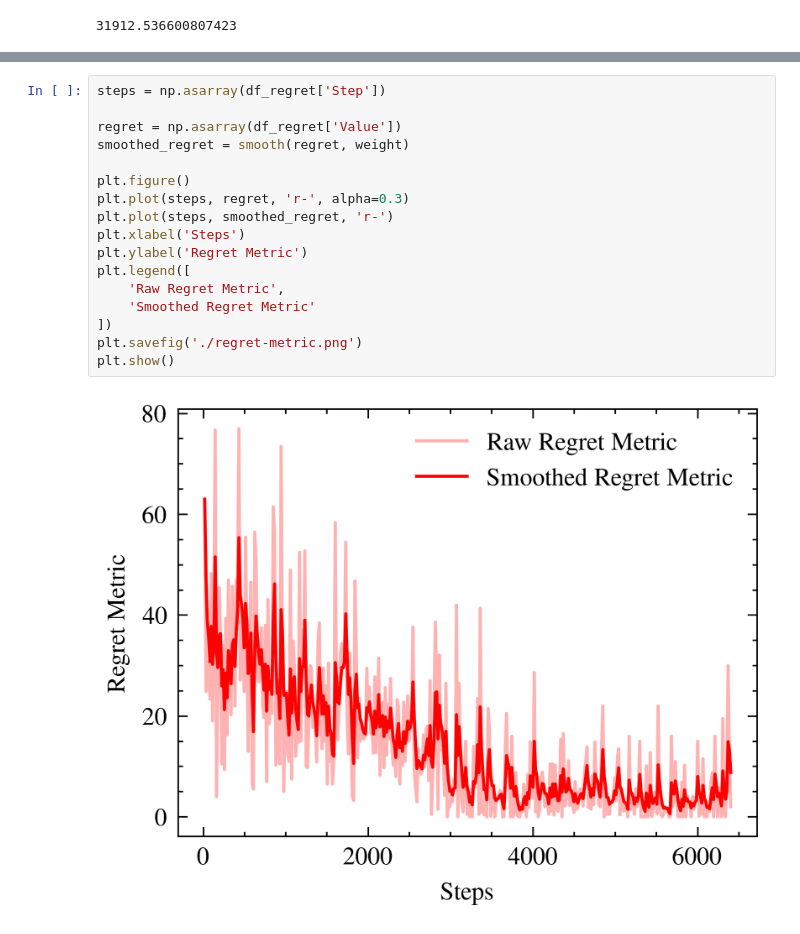
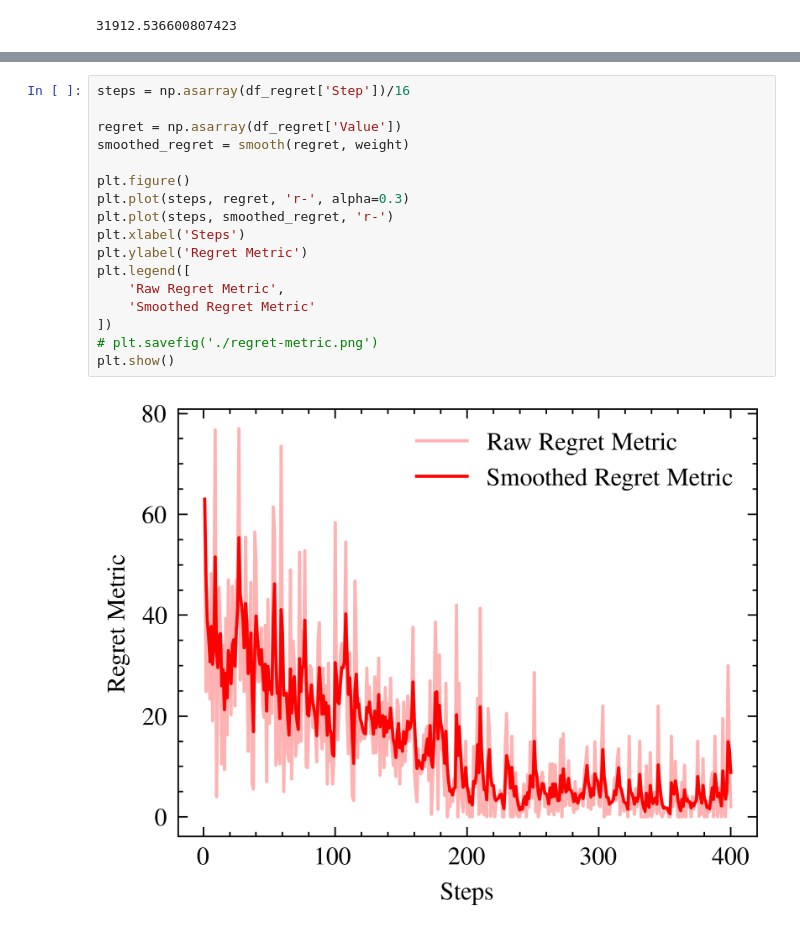
Before and after one commit to eytancanzini/rl-fixture-design, a Jupyter notebook: Python/notebooks/data_processing.ipynb, the cells around one changed output, grey strips where cells are left out. Cells and saved outputs as stored; diff of their text form.

```diff
--- a/Python/notebooks/data_processing.ipynb
+++ b/Python/notebooks/data_processing.ipynb
@@ -74,24 +74,24 @@ plt.show()
 # %% [output]
 [figure]
 # %%
-steps = np.asarray(df_regret['Step'])
+steps = np.asarray(df_regret['Step'])/16
 
 regret = np.asarray(df_regret['Value'])
 smoothed_regret = smooth(regret, weight)
 
 plt.figure()
 plt.plot(steps, regret, 'r-', alpha=0.3)
 plt.plot(steps, smoothed_regret, 'r-')
 plt.xlabel('Steps')
 plt.ylabel('Regret Metric')
 plt.legend([
     'Raw Regret Metric',
     'Smoothed Regret Metric'
 ])
-plt.savefig('./regret-metric.png')
+# plt.savefig('./regret-metric.png')
 plt.show()
 # %% [output]
-[figure, old version]
+[figure, new version]
 # %%
 returns = np.asarray(df_return['Value'])
 smoothed_return = smooth(returns, weight)
```
Also changed, not shown: parts of 5 cells of this notebook, 4 other files.
